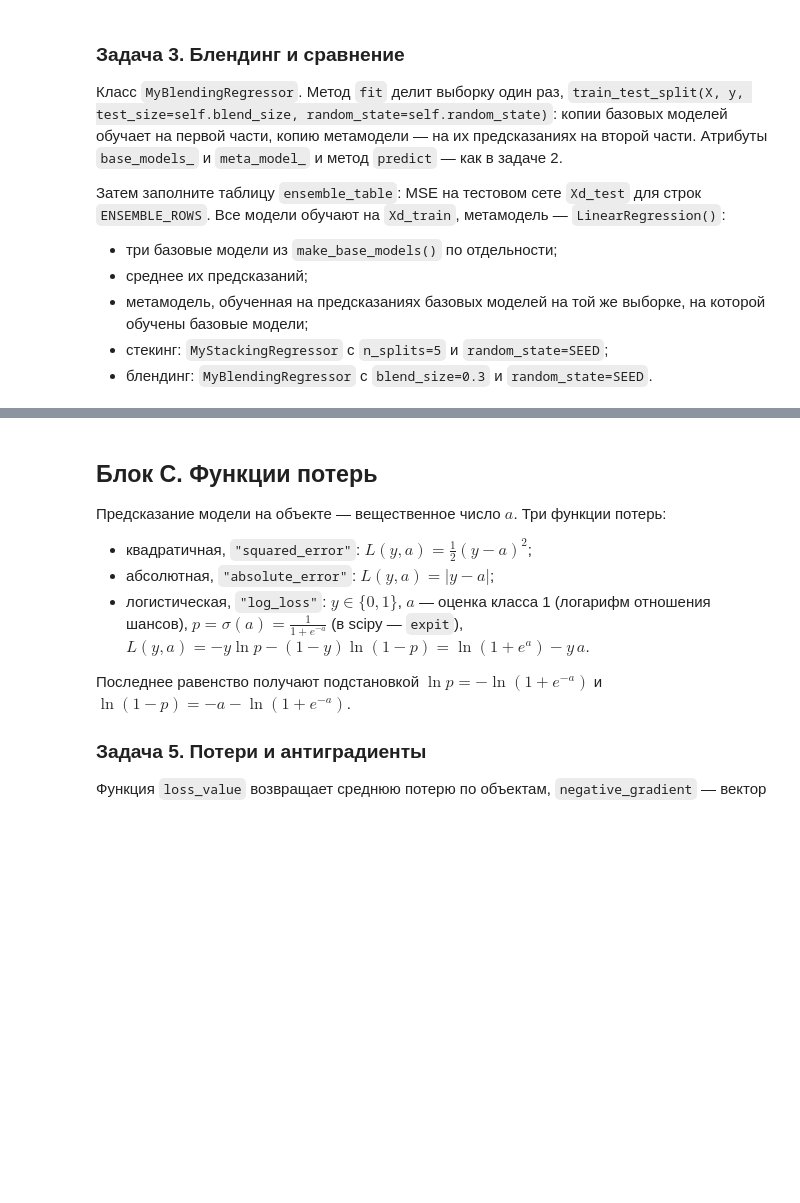
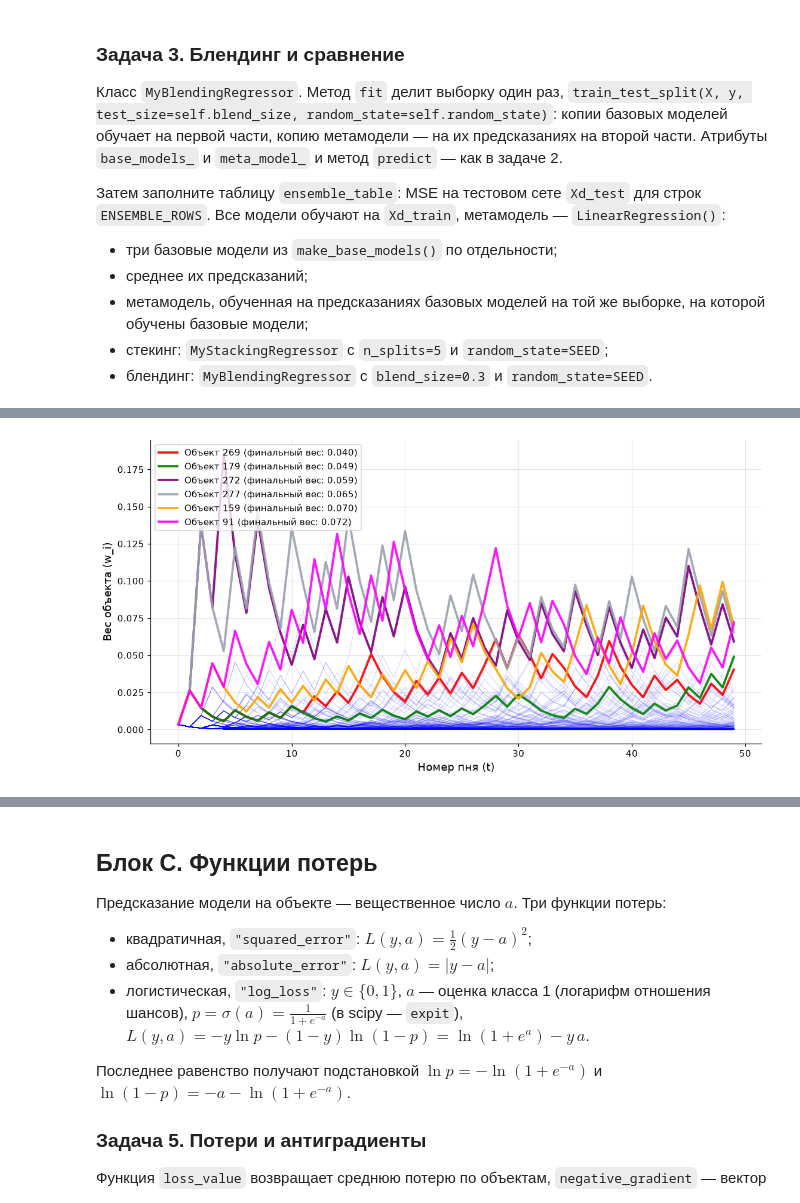
Before and after one commit to salexkon/ml_dafe_mipt, a Jupyter notebook: classes/week_09_boosting/lab_09.ipynb, the cells around one changed output, grey strips where cells are left out. Drawn from its saved outputs; the diff is of its cells as text; code cells hidden in the pictures; blank space fills up the shorter version.

```diff
--- a/classes/week_09_boosting/lab_09.ipynb
+++ b/classes/week_09_boosting/lab_09.ipynb
@@ -170,12 +182,26 @@ class MyStackingRegressor:
     #   meta_model_ — обученная копия meta_model
     #   base_models_: list длины M — копии базовых моделей, обученные на всей выборке
     def fit(self, X: np.ndarray, y: np.ndarray) -> "MyStackingRegressor":
-        ...
+        self.meta_features_ = []
+        for model in self.base_models:
+            self.meta_features_.append(out_of_fold_predictions(model, X, y, self.n_splits, self.random_state))
+        self.meta_features_ = (np.array(self.meta_features_)).T
+        self.meta_model_ = clone(self.meta_model)
+        self.meta_model_.fit(self.meta_features_, y)
+        self.base_models_ = []
+        for model in self.base_models:
+            md = clone(model)
+            md.fit(X, y)
+            self.base_models_.append(md)
         return self
 
     # X: (m, p); возвращает (m,)
     def predict(self, X: np.ndarray) -> np.ndarray:
-        return ...
+        new_meta_features = []
+        for model in self.base_models_:
+            new_meta_features.append(model.predict(X))
+        new_meta_features = (np.array(new_meta_features)).T
+        return self.meta_model_.predict(new_meta_features)
 # %%
 # --- проверка ---
 my_stacking = MyStackingRegressor(make_base_models(), LinearRegression(), n_splits=5, random_state=SEED)
@@ -320,0 +425,26 @@ print("проверки пройдены")
+# %%
+def plot_adaboost_weights(model):
+    weights_matrix = np.array(model.weights_)
+
+    plt.figure(figsize=(12, 6))
+
+    for i in range(weights_matrix.shape[1]):
+        plt.plot(weights_matrix[:, i], color='blue', alpha=0.15, linewidth=0.8)
+
+    final_weights = weights_matrix[-1]
+    top_indices = np.argsort(final_weights)[-6:]
+
+    colors = ['red', 'green', 'purple', GREY, 'orange','magenta']
+    for idx, color in zip(top_indices, colors):
+        plt.plot(weights_matrix[:, idx], color=color, alpha=0.9, linewidth=2.5,
+                 label=f'Объект {idx} (финальный вес: {final_weights[idx]:.3f})')
+
+    plt.xlabel('Номер пня (t)', fontsize=12)
+    plt.ylabel('Вес объекта (w_i)', fontsize=12)
+    plt.legend(loc='upper left')
+    plt.grid(True, alpha=0.3)
+    plt.show()
+
+plot_adaboost_weights(my_ada)
+# %% [output]
+[figure, added]
```
Also changed, not shown: parts of 36 cells of this notebook.
